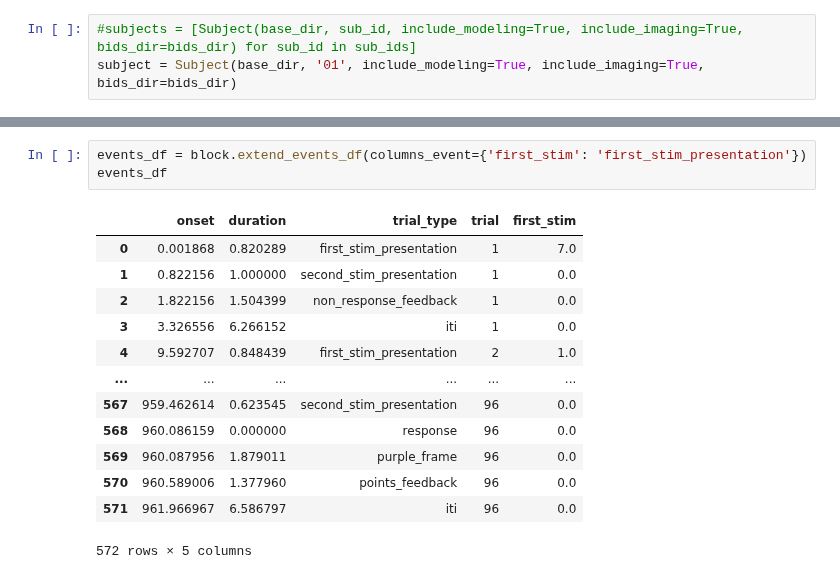
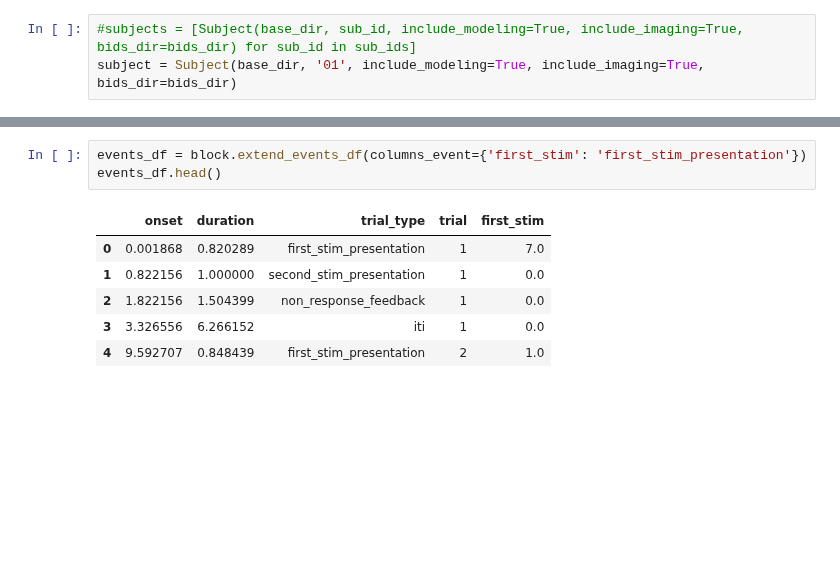
Before and after one commit to hugofluhr/learning-habits-analysis, a Jupyter notebook: notebooks/RSA_sandbox.ipynb, the cells around one changed output, grey strips where cells are left out. Drawn from its saved outputs; the diff is of its cells as text; blank space fills up the shorter version.

```diff
--- a/notebooks/RSA_sandbox.ipynb
+++ b/notebooks/RSA_sandbox.ipynb
@@ -45,18 +26,11 @@ block.extended_trials
 # %%
 events_df = block.extend_events_df(columns_event={'first_stim': 'first_stim_presentation'})
-events_df
+events_df.head()
 # %% [output]
 |  | onset | duration | trial_type | trial | first_stim |
 | 0 | 0.001868 | 0.820289 | first_stim_presentation | 1 | 7.0 |
 | 1 | 0.822156 | 1.000000 | second_stim_presentation | 1 | 0.0 |
 | 2 | 1.822156 | 1.504399 | non_response_feedback | 1 | 0.0 |
 | 3 | 3.326556 | 6.266152 | iti | 1 | 0.0 |
 | 4 | 9.592707 | 0.848439 | first_stim_presentation | 2 | 1.0 |
-| ... | ... | ... | ... | ... | ... |
-| 567 | 959.462614 | 0.623545 | second_stim_presentation | 96 | 0.0 |
-| 568 | 960.086159 | 0.000000 | response | 96 | 0.0 |
-| 569 | 960.087956 | 1.879011 | purple_frame | 96 | 0.0 |
-| 570 | 960.589006 | 1.377960 | points_feedback | 96 | 0.0 |
-| 571 | 961.966967 | 6.586797 | iti | 96 | 0.0 |
-572 rows × 5 columns
 # %%
```
Also changed, not shown: parts of 18 cells of this notebook, 1 other file.
